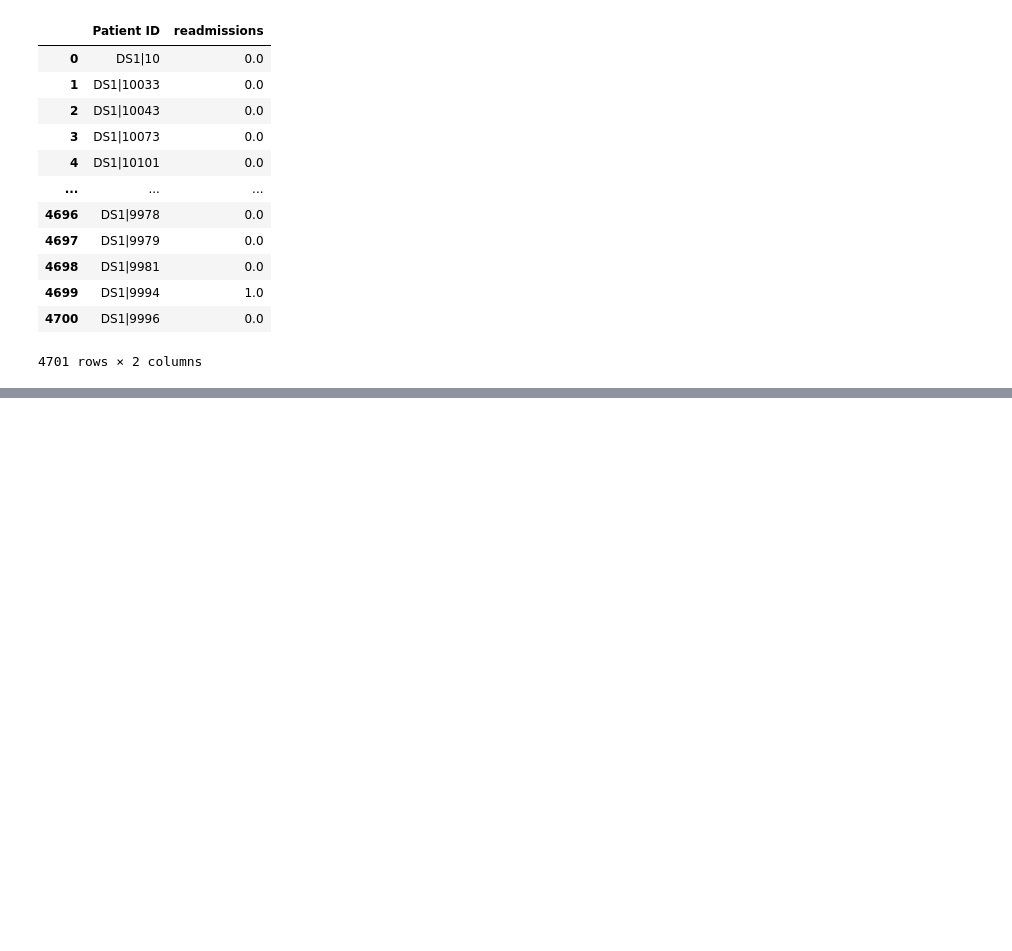
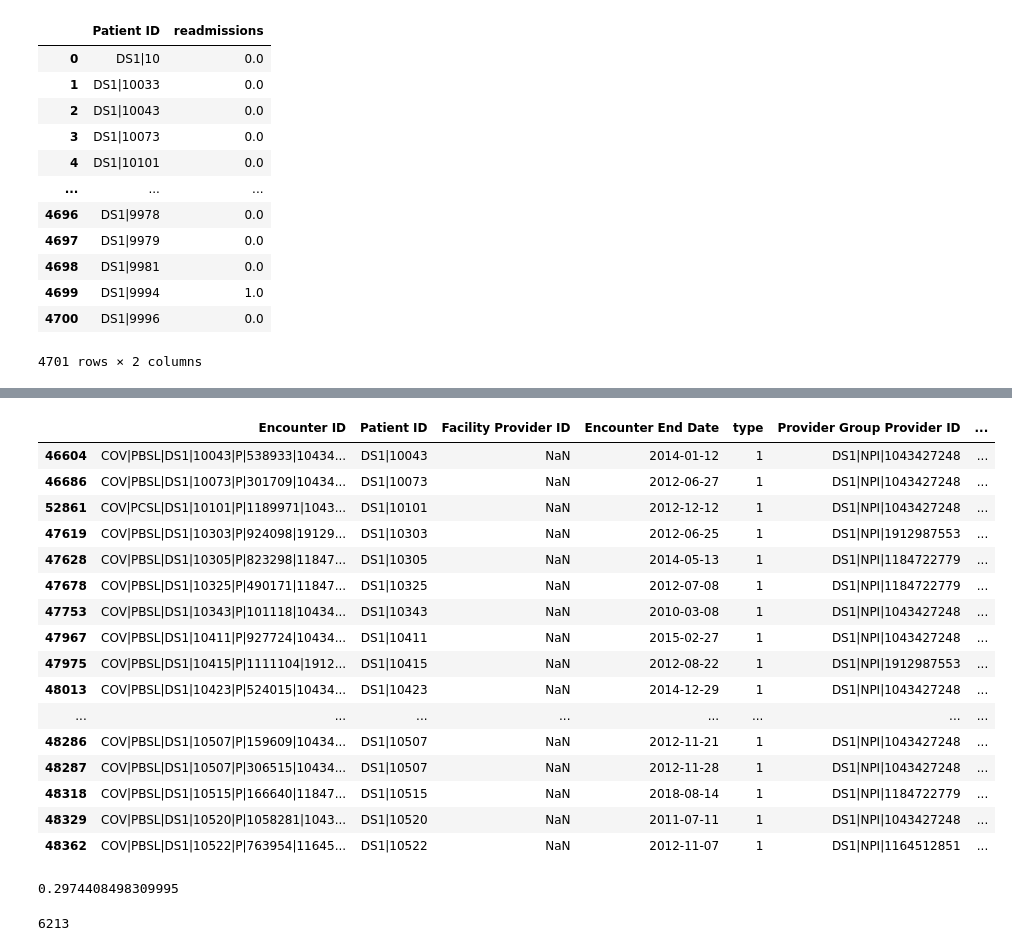
Before and after one commit to Engu12/hospital-readmission_pandas, a Jupyter notebook: hilber_notebook.ipynb, the cells around one changed output, grey strips where cells are left out. Saved outputs shown, nothing was run; the diff lists cells and outputs as text; code cells hidden in the pictures; blank space fills up the shorter version.

```diff
--- a/hilber_notebook.ipynb
+++ b/hilber_notebook.ipynb
@@ -592,13 +569,0 @@ Timestamp('2019-09-22 00:00:00')
-# %%
-# filter primary and admissions to prepare to concatenatee
-primary2 = primary[['Encounter ID', 'Patient ID', 'Facility Provider ID', 'Encounter Date']]
-primary2.rename(columns={'Encounter Date': 'Encounter End Date'}, inplace=True)
-# identify all primary care visits as type 1
-primary2['type'] = 1
-admissions4 = admissions[['Encounter ID', 'Patient ID', 'Facility Provider ID', 'Encounter End Date']]
-# identify all hospital visits as 0
-admissions['type'] = 0
-hospital_and_primary = pd.concat([admissions4, primary2], ignore_index=True)
-# identify all hospital visits as 0 again b/c showed up as null the first time?
-hospital_and_primary['type'] = hospital_and_primary['type'].fillna(0)
-hospital_and_primary
@@ -758,0 +592,12 @@ memory usage: 158.8+ KB
+# %%
+# filter primary and admissions to prepare to concatenate
+primary2 = primary[['Encounter ID', 'Patient ID', 'Provider Group Provider ID', 'Facility Provider ID', 'Encounter Date']]
+primary2.rename(columns={'Encounter Date': 'Encounter End Date'}, inplace=True)
+# identify all primary care visits as type 1
+primary2['type'] = 1
+admissions4 = admissions[['Encounter ID', 'Patient ID', 'Facility Provider ID', 'Encounter End Date']]
+# identify all hospital visits as 0
+admissions4['type'] = 0
+hospital_and_primary = pd.concat([admissions4, primary2], ignore_index=True)
+
+hospital_and_primary
@@ -758,0 +750,29 @@ memory usage: 158.8+ KB
+# %%
+sees_pcp.head(20)
+# %% [output]
+|  | Encounter ID | Patient ID | Facility Provider ID | Encounter End Date | type | Provider Group Provider ID | ... |
+| 46604 | COV|PBSL|DS1|10043|P|538933|10434... | DS1|10043 | NaN | 2014-01-12 | 1 | DS1|NPI|1043427248 | ... |
+| 46686 | COV|PBSL|DS1|10073|P|301709|10434... | DS1|10073 | NaN | 2012-06-27 | 1 | DS1|NPI|1043427248 | ... |
+| 52861 | COV|PCSL|DS1|10101|P|1189971|1043... | DS1|10101 | NaN | 2012-12-12 | 1 | DS1|NPI|1043427248 | ... |
+| 47619 | COV|PBSL|DS1|10303|P|924098|19129... | DS1|10303 | NaN | 2012-06-25 | 1 | DS1|NPI|1912987553 | ... |
+| 47628 | COV|PBSL|DS1|10305|P|823298|11847... | DS1|10305 | NaN | 2014-05-13 | 1 | DS1|NPI|1184722779 | ... |
+| 47678 | COV|PBSL|DS1|10325|P|490171|11847... | DS1|10325 | NaN | 2012-07-08 | 1 | DS1|NPI|1184722779 | ... |
+| 47753 | COV|PBSL|DS1|10343|P|101118|10434... | DS1|10343 | NaN | 2010-03-08 | 1 | DS1|NPI|1043427248 | ... |
+| 47967 | COV|PBSL|DS1|10411|P|927724|10434... | DS1|10411 | NaN | 2015-02-27 | 1 | DS1|NPI|1043427248 | ... |
+| 47975 | COV|PBSL|DS1|10415|P|1111104|1912... | DS1|10415 | NaN | 2012-08-22 | 1 | DS1|NPI|1912987553 | ... |
+| 48013 | COV|PBSL|DS1|10423|P|524015|10434... | DS1|10423 | NaN | 2014-12-29 | 1 | DS1|NPI|1043427248 | ... |
+| ... | ... | ... | ... | ... | ... | ... | ... |
+| 48286 | COV|PBSL|DS1|10507|P|159609|10434... | DS1|10507 | NaN | 2012-11-21 | 1 | DS1|NPI|1043427248 | ... |
+| 48287 | COV|PBSL|DS1|10507|P|306515|10434... | DS1|10507 | NaN | 2012-11-28 | 1 | DS1|NPI|1043427248 | ... |
+| 48318 | COV|PBSL|DS1|10515|P|166640|11847... | DS1|10515 | NaN | 2018-08-14 | 1 | DS1|NPI|1184722779 | ... |
+| 48329 | COV|PBSL|DS1|10520|P|1058281|1043... | DS1|10520 | NaN | 2011-07-11 | 1 | DS1|NPI|1043427248 | ... |
+| 48362 | COV|PBSL|DS1|10522|P|763954|11645... | DS1|10522 | NaN | 2012-11-07 | 1 | DS1|NPI|1164512851 | ... |
+# %%
+# calculate rate of seeing pcp within 7 days of hospital visit
+len(sees_pcp) / len(admissions)
+# %% [output]
+0.2974408498309995
+# %%
+len(admissions)
+# %% [output]
+6213
```
Also changed, not shown: parts of 51 cells of this notebook.
